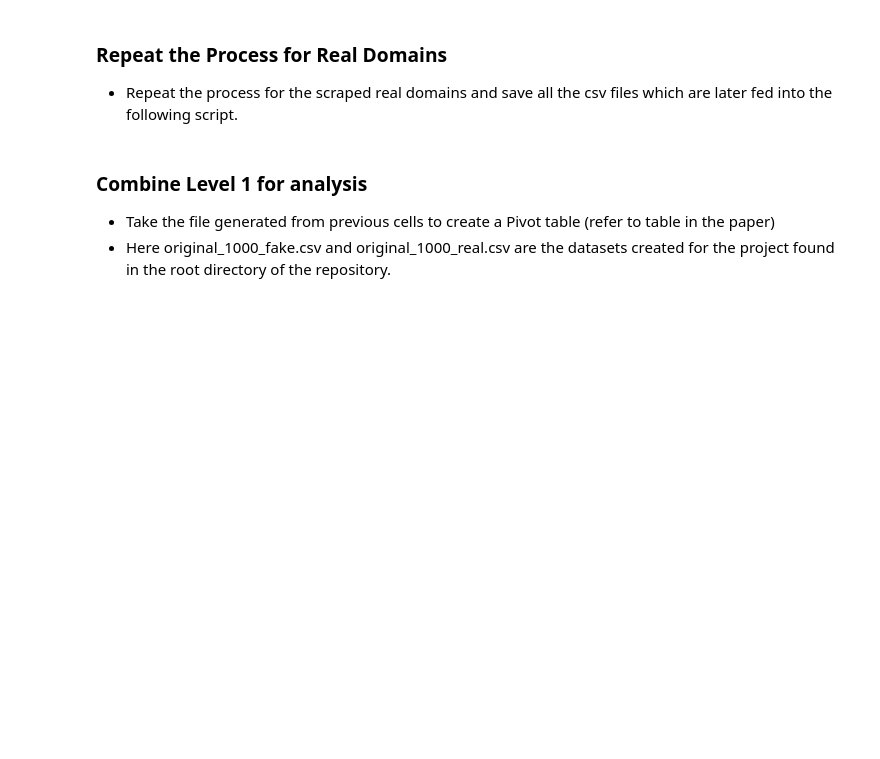
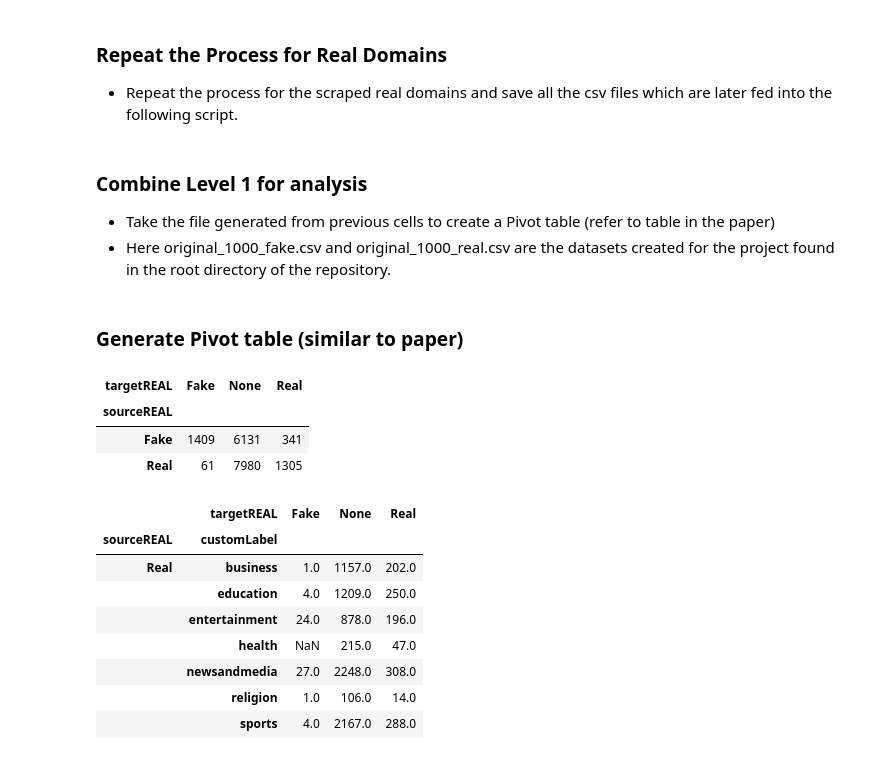
Before and after one commit to sehgalvibhor/misinformation-networks, a Jupyter notebook: Code/PreProcessing Notebook.ipynb, the cells around one changed output. Saved outputs shown, nothing was run; the diff lists cells and outputs as text; code cells hidden in the pictures; blank space fills up the shorter version.

```diff
--- a/Code/PreProcessing Notebook.ipynb
+++ b/Code/PreProcessing Notebook.ipynb
@@ -139,3 +139,34 @@ df_combined['sourceFAKE'] = np.where(df_combined['source'].isin(fake_domains), '
 df_combined['targetREAL'] = np.where(df_combined['target'].isin(real_domains), 'Real', 'None')
 df_combined['targetFAKE'] = np.where(df_combined['target'].isin(fake_domains), 'Fake', 'None')
 #df_combined.to_csv(r'./URLData/03062021/combined_level1_analysis.csv', index = False, header=True)
+# %% [markdown]
+### Generate Pivot table (similar to paper)
+# %%
+import pandas as pd
+import numpy as np
+
+df = pd.read_csv('./URLData/03062021/combined_level1_analysis.csv')
+table = pd.pivot_table(df, values='weight', index=['sourceREAL'], columns=['targetREAL'], aggfunc=np.sum)
+table
+# %% [output]
+| targetREAL | Fake | None | Real |
+| sourceREAL |  |  |  |
+| Fake | 1409 | 6131 | 341 |
+| Real | 61 | 7980 | 1305 |
+# %%
+import pandas as pd
+import numpy as np
+
+df = pd.read_csv('./URLData/03062021/combined_level1_analysis.csv')
+table = pd.pivot_table(df, values='weight', index=['sourceREAL','customLabel'], columns=['targetREAL'], aggfunc=np.sum)
+table
+# %% [output]
+|  | targetREAL | Fake | None | Real |
+| sourceREAL | customLabel |  |  |  |
+| Real | business | 1.0 | 1157.0 | 202.0 |
+|  | education | 4.0 | 1209.0 | 250.0 |
+|  | entertainment | 24.0 | 878.0 | 196.0 |
+|  | health | NaN | 215.0 | 47.0 |
+|  | newsandmedia | 27.0 | 2248.0 | 308.0 |
+|  | religion | 1.0 | 106.0 | 14.0 |
+|  | sports | 4.0 | 2167.0 | 288.0 |
```
